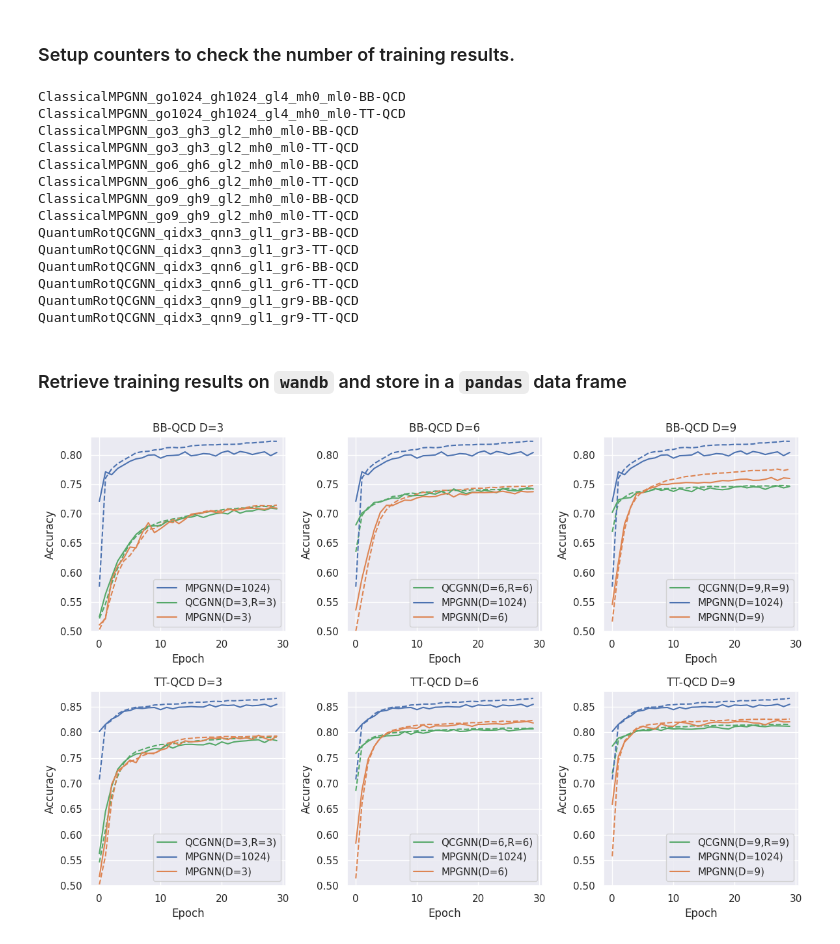
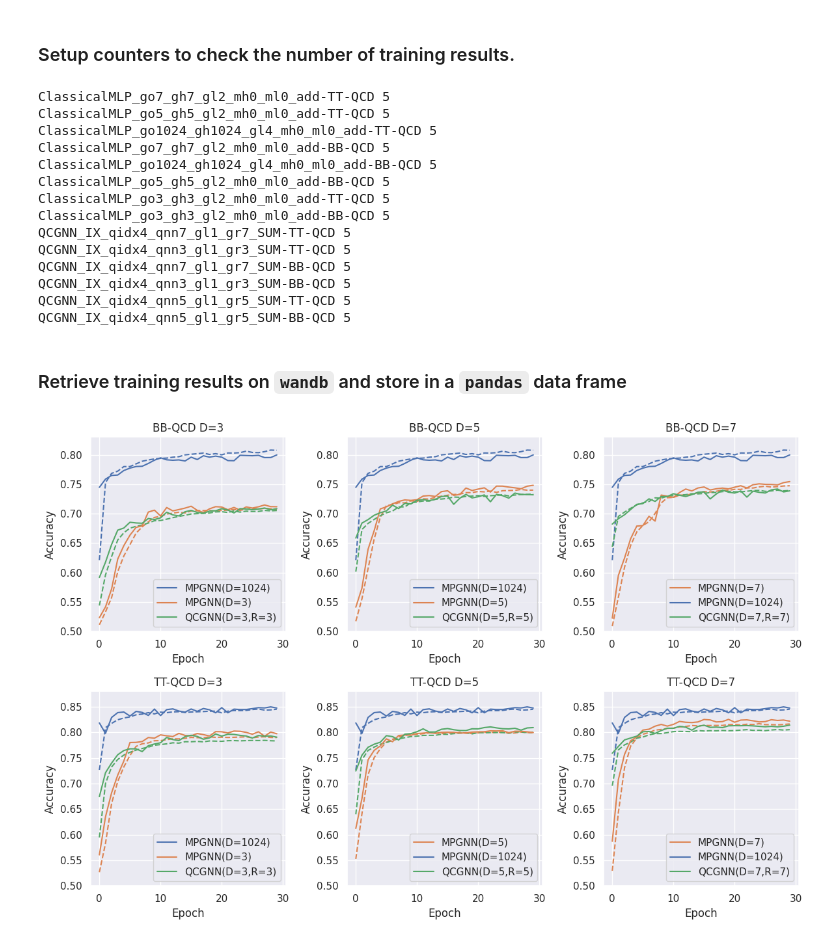
Before and after one commit to maplexgitx0302/QML-QCGNN, a Jupyter notebook: result_wandb.ipynb, the cells around one changed output. Saved outputs shown, nothing was run; the diff lists cells and outputs as text; code cells hidden in the pictures.

```diff
--- a/result_wandb.ipynb
+++ b/result_wandb.ipynb
@@ -23,13 +25,12 @@ sns.set_theme()
 # %% [markdown]
 ### Setup counters to check the number of training results.
 # %%
+# Range of random seeds.
+rnd_seed_range = range(5)
+
 # Date time id of the training (not exact running time dates).
-best_classical = {"date": "20231218", "gnn_out": 1024}
-result_date = [
-    "20231105", "20231109", "20231110", "20231112",
-    "20231113", "20231117", "20231212",
-    best_classical["date"],
-]
+best_classical = {"date": "20240117", "gnn_out": 1024}
+result_date = ["20240114", "20240116", "20240117", "20240122", best_classical["date"]]
 
 def check(run: wandb.run):
     """Function for checking the run configuration.
@@ -53,12 +54,15 @@ def check(run: wandb.run):
     # Check whether the training configuration is correct.
     check_ml = (run.summary["epoch"] == 30) & (run.config["lr"] == 1E-3)
 
-    return check_date and check_ml
+    # Check random seed.
+    check_rnd_seed = (run.config["rnd_seed"] % 10) in rnd_seed_range
+
+    return check_date and check_ml and check_rnd_seed
 
 # Counter for different model runs.
 counter_dict = defaultdict(int)
 
-for run in api.runs("ntuyianchen/g_main"):
+for run in api.runs(f"{config['wandb_account']}/{config['wandb_project']}"):
 
     # Check run configuration.
     if not check(run):
@@ -73,26 +77,24 @@ for run in api.runs("ntuyianchen/g_main"):
     counter_dict[model] += 1
 
 # Print out counters.
-counter_keys = list(counter_dict.keys())
-counter_keys.sort()
-for key in counter_keys:
-    if counter_dict[key] == 10:
-        print(f"{key}")
+for key, value in counter_dict.items():
+    assert value == len(rnd_seed_range), f"Check {key}"
+    print(key, value)
 # %% [output]
-ClassicalMPGNN_go1024_gh1024_gl4_mh0_ml0-BB-QCD
-ClassicalMPGNN_go1024_gh1024_gl4_mh0_ml0-TT-QCD
-ClassicalMPGNN_go3_gh3_gl2_mh0_ml0-BB-QCD
-ClassicalMPGNN_go3_gh3_gl2_mh0_ml0-TT-QCD
-ClassicalMPGNN_go6_gh6_gl2_mh0_ml0-BB-QCD
-ClassicalMPGNN_go6_gh6_gl2_mh0_ml0-TT-QCD
-ClassicalMPGNN_go9_gh9_gl2_mh0_ml0-BB-QCD
-ClassicalMPGNN_go9_gh9_gl2_mh0_ml0-TT-QCD
-QuantumRotQCGNN_qidx3_qnn3_gl1_gr3-BB-QCD
-QuantumRotQCGNN_qidx3_qnn3_gl1_gr3-TT-QCD
-QuantumRotQCGNN_qidx3_qnn6_gl1_gr6-BB-QCD
-QuantumRotQCGNN_qidx3_qnn6_gl1_gr6-TT-QCD
-QuantumRotQCGNN_qidx3_qnn9_gl1_gr9-BB-QCD
-QuantumRotQCGNN_qidx3_qnn9_gl1_gr9-TT-QCD
+ClassicalMLP_go7_gh7_gl2_mh0_ml0_add-TT-QCD 5
+ClassicalMLP_go5_gh5_gl2_mh0_ml0_add-TT-QCD 5
+ClassicalMLP_go1024_gh1024_gl4_mh0_ml0_add-TT-QCD 5
+ClassicalMLP_go7_gh7_gl2_mh0_ml0_add-BB-QCD 5
+ClassicalMLP_go1024_gh1024_gl4_mh0_ml0_add-BB-QCD 5
+ClassicalMLP_go5_gh5_gl2_mh0_ml0_add-BB-QCD 5
+ClassicalMLP_go3_gh3_gl2_mh0_ml0_add-TT-QCD 5
+ClassicalMLP_go3_gh3_gl2_mh0_ml0_add-BB-QCD 5
+QCGNN_IX_qidx4_qnn7_gl1_gr7_SUM-TT-QCD 5
+QCGNN_IX_qidx4_qnn3_gl1_gr3_SUM-TT-QCD 5
+QCGNN_IX_qidx4_qnn7_gl1_gr7_SUM-BB-QCD 5
+QCGNN_IX_qidx4_qnn3_gl1_gr3_SUM-BB-QCD 5
+QCGNN_IX_qidx4_qnn5_gl1_gr5_SUM-TT-QCD 5
+QCGNN_IX_qidx4_qnn5_gl1_gr5_SUM-BB-QCD 5
 # %% [markdown]
 ### Retrieve training results on `wandb` and store in a `pandas` data frame
 # %%
@@ -105,6 +107,10 @@ for run in tqdm.tqdm(wandb_runs):
 
     # Check whether the run is our target training result.
     if not check(run):
+        continue
+
+    # Select only a subset of random seeds.
+    if (run.config["rnd_seed"] % 10) not in rnd_seed_range:
         continue
 
     # Since the validation results have different steps than training results,
@@ -129,11 +135,11 @@ for run in tqdm.tqdm(wandb_runs):
     # Set pandas columns of keys (features) we want.
     config_keys = ["model_name", "abbrev", "rnd_seed"]
 
-    if "ClassicalMPGNN" in run.name:
+    if "ClassicalMLP" in run.name:
         config_keys += ["gnn_hidden", "gnn_out"]
         temp_frame["legend"] = f"MPGNN(D={run.config['gnn_out']})"
 
-    elif "QuantumRotQCGNN" in run.name:
+    elif "QCGNN_IX" in run.name:
         if "gl1" not in run.name:
             continue
         config_keys += ["gnn_nn_qubits", "gnn_reupload", "gnn_layers"]
@@ -149,7 +155,7 @@ for run in tqdm.tqdm(wandb_runs):
 abbrev_list = ["BB-QCD", "TT-QCD"]
 
 # Model dimension list.
-dim_list = [3, 6, 9]
+dim_list = [3, 5, 7]
 
 # Figure settings.
 num_row = len(abbrev_list)
@@ -159,8 +165,8 @@ fig, ax = plt.subplots(num_row, num_col, figsize=(width, height))
 color_palette = {
     # The key will correspond to seaborn `hue`.
     "MPGNN(D=1024)":"C0",
-    "MPGNN(D=3)":"C1", "MPGNN(D=6)":"C1", "MPGNN(D=9)":"C1",
-    "QCGNN(D=3,R=3)":"C2", "QCGNN(D=6,R=6)":"C2", "QCGNN(D=9,R=9)":"C2",
+    "MPGNN(D=3)":"C1", "MPGNN(D=5)":"C1", "MPGNN(D=7)":"C1",
+    "QCGNN(D=3,R=3)":"C2", "QCGNN(D=5,R=5)":"C2", "QCGNN(D=7,R=7)":"C2",
 }
 
 for row, col in product(range(num_row), range(num_col)):
@@ -187,31 +193,31 @@ for row, col in product(range(num_row), range(num_col)):
     )
 
     # Plot testing (validation) data procedure and result.
     sns.lineplot(
         data=df[index],
         x="epoch",
         y="valid_acc_epoch",
         hue="legend",
         ax=ax[row][col],
         palette=color_palette,
         errorbar=None,
         # errorbar=("sd", 1),
     )
 
     # Setup labels and titles.
     ax[row][col].set_xlabel("Epoch")
     ax[row][col].set_ylabel("Accuracy")
     ax[row][col].set_title(f"{abbrev_list[row]} D={dim_list[col]}")
 
     # Manually set figures y-axis range (limit).
     if abbrev == "BB-QCD":
         ax[row][col].set_ylim(0.50, 0.83)
     elif abbrev == "TT-QCD":
         ax[row][col].set_ylim(0.50, 0.88)
 
     # Move the legend bot to bottom right.
     sns.move_legend(ax[row][col], "lower right", title=None)
 
     plt.tight_layout()
 # %% [output]
-[figure, old version]
+[figure, new version]
```
Also changed, not shown: parts of 1 cell of this notebook, 9 other files.
